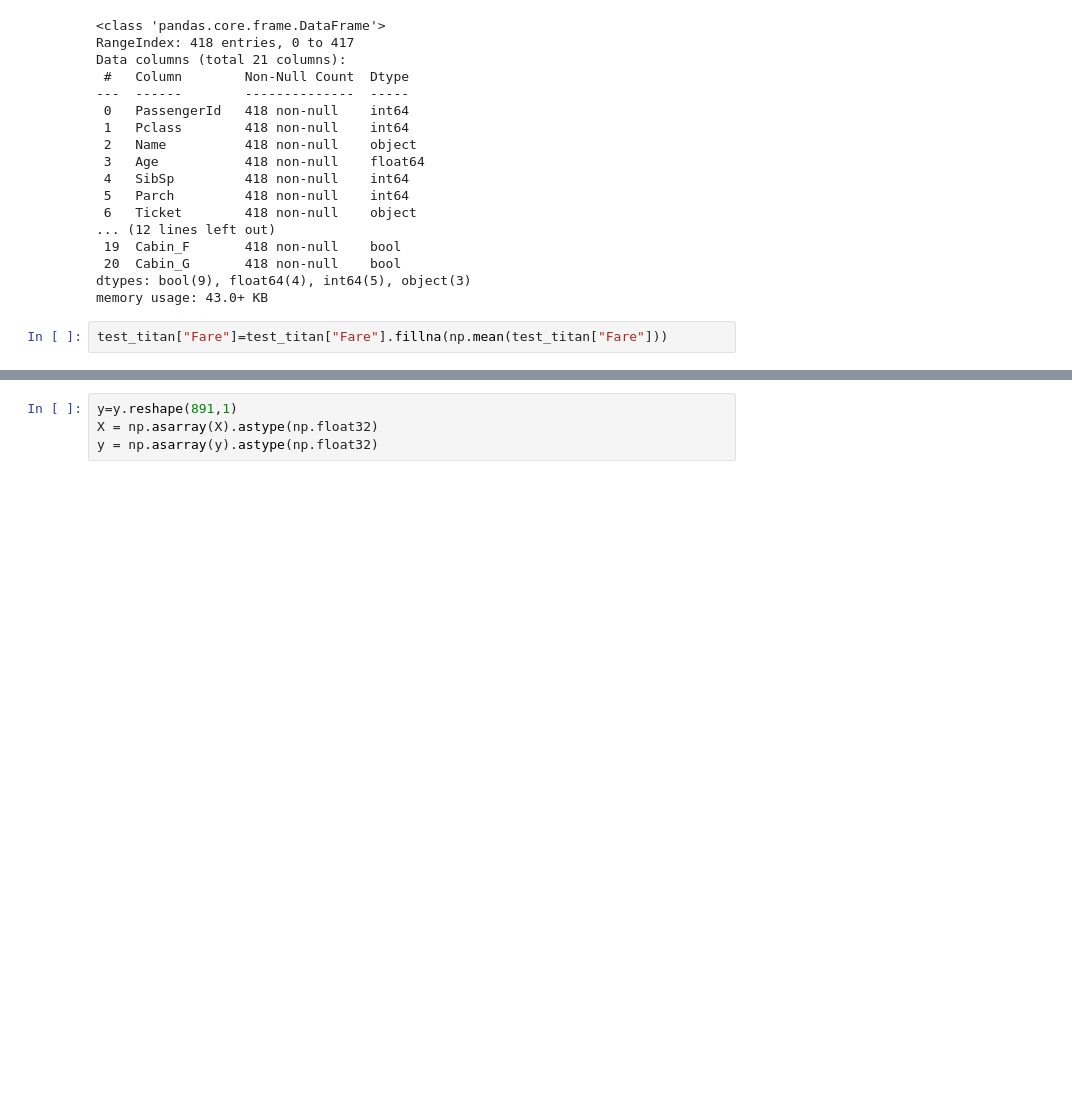
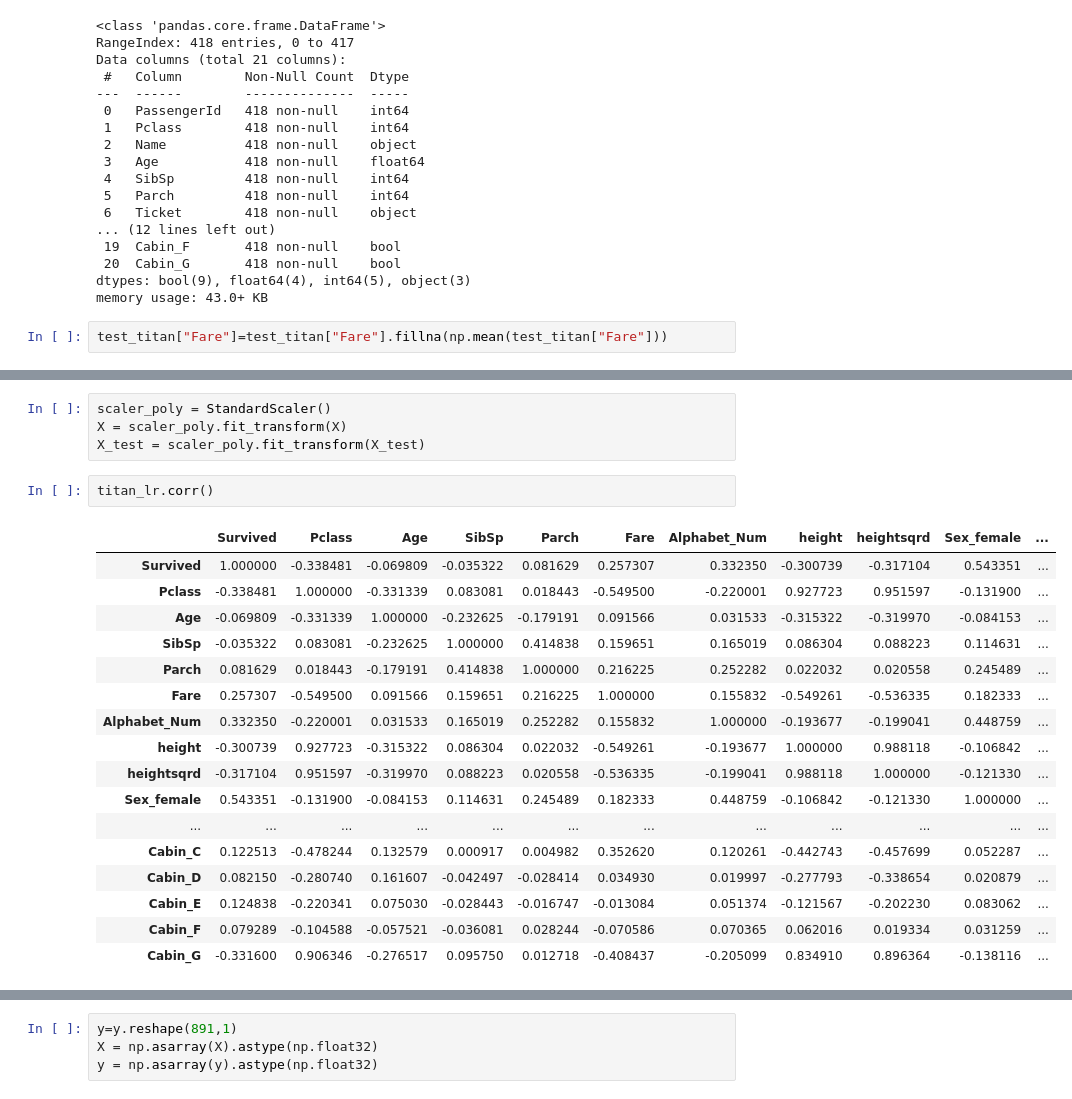
Before and after one commit to Ocakmust/Kaggle_Titanic_Demo, a Jupyter notebook: titan.ipynb, the cells around one changed output, grey strips where cells are left out. Saved outputs shown, nothing was run; the diff lists cells and outputs as text; blank space fills up the shorter version.

```diff
--- a/titan.ipynb
+++ b/titan.ipynb
@@ -226,0 +207,24 @@ LogisticRegression()
+# %%
+scaler_poly = StandardScaler()
+X = scaler_poly.fit_transform(X)
+X_test = scaler_poly.fit_transform(X_test)
+# %%
+titan_lr.corr()
+# %% [output]
+|  | Survived | Pclass | Age | SibSp | Parch | Fare | Alphabet_Num | height | heightsqrd | Sex_female | ... |
+| Survived | 1.000000 | -0.338481 | -0.069809 | -0.035322 | 0.081629 | 0.257307 | 0.332350 | -0.300739 | -0.317104 | 0.543351 | ... |
+| Pclass | -0.338481 | 1.000000 | -0.331339 | 0.083081 | 0.018443 | -0.549500 | -0.220001 | 0.927723 | 0.951597 | -0.131900 | ... |
+| Age | -0.069809 | -0.331339 | 1.000000 | -0.232625 | -0.179191 | 0.091566 | 0.031533 | -0.315322 | -0.319970 | -0.084153 | ... |
+| SibSp | -0.035322 | 0.083081 | -0.232625 | 1.000000 | 0.414838 | 0.159651 | 0.165019 | 0.086304 | 0.088223 | 0.114631 | ... |
+| Parch | 0.081629 | 0.018443 | -0.179191 | 0.414838 | 1.000000 | 0.216225 | 0.252282 | 0.022032 | 0.020558 | 0.245489 | ... |
+| Fare | 0.257307 | -0.549500 | 0.091566 | 0.159651 | 0.216225 | 1.000000 | 0.155832 | -0.549261 | -0.536335 | 0.182333 | ... |
+| Alphabet_Num | 0.332350 | -0.220001 | 0.031533 | 0.165019 | 0.252282 | 0.155832 | 1.000000 | -0.193677 | -0.199041 | 0.448759 | ... |
+| height | -0.300739 | 0.927723 | -0.315322 | 0.086304 | 0.022032 | -0.549261 | -0.193677 | 1.000000 | 0.988118 | -0.106842 | ... |
+| heightsqrd | -0.317104 | 0.951597 | -0.319970 | 0.088223 | 0.020558 | -0.536335 | -0.199041 | 0.988118 | 1.000000 | -0.121330 | ... |
+| Sex_female | 0.543351 | -0.131900 | -0.084153 | 0.114631 | 0.245489 | 0.182333 | 0.448759 | -0.106842 | -0.121330 | 1.000000 | ... |
+| ... | ... | ... | ... | ... | ... | ... | ... | ... | ... | ... | ... |
+| Cabin_C | 0.122513 | -0.478244 | 0.132579 | 0.000917 | 0.004982 | 0.352620 | 0.120261 | -0.442743 | -0.457699 | 0.052287 | ... |
+| Cabin_D | 0.082150 | -0.280740 | 0.161607 | -0.042497 | -0.028414 | 0.034930 | 0.019997 | -0.277793 | -0.338654 | 0.020879 | ... |
+| Cabin_E | 0.124838 | -0.220341 | 0.075030 | -0.028443 | -0.016747 | -0.013084 | 0.051374 | -0.121567 | -0.202230 | 0.083062 | ... |
+| Cabin_F | 0.079289 | -0.104588 | -0.057521 | -0.036081 | 0.028244 | -0.070586 | 0.070365 | 0.062016 | 0.019334 | 0.031259 | ... |
+| Cabin_G | -0.331600 | 0.906346 | -0.276517 | 0.095750 | 0.012718 | -0.408437 | -0.205099 | 0.834910 | 0.896364 | -0.138116 | ... |
```
Also changed, not shown: parts of 43 cells of this notebook.
